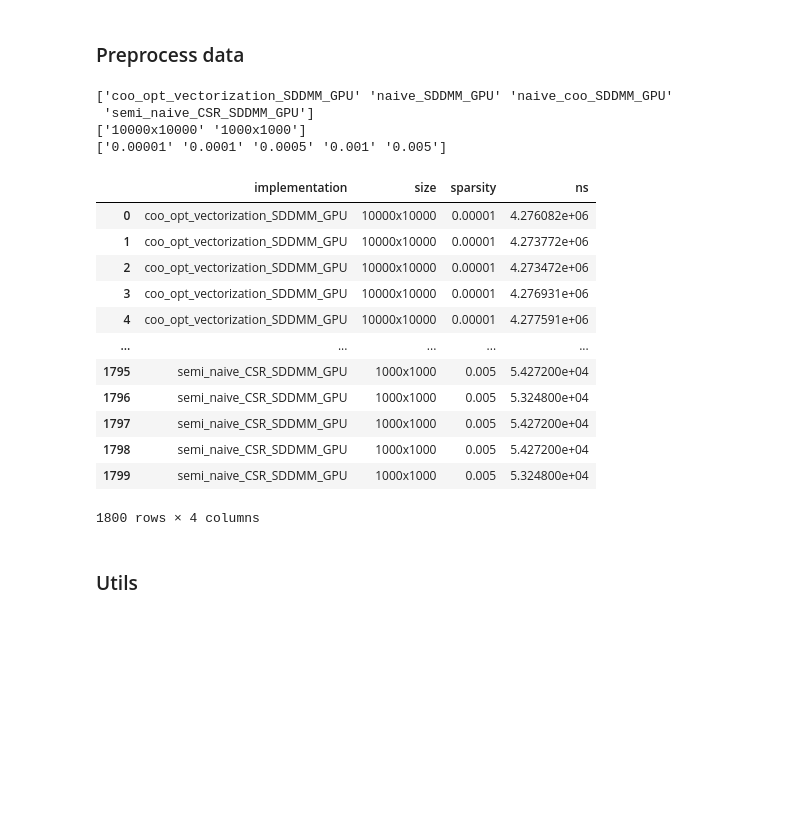
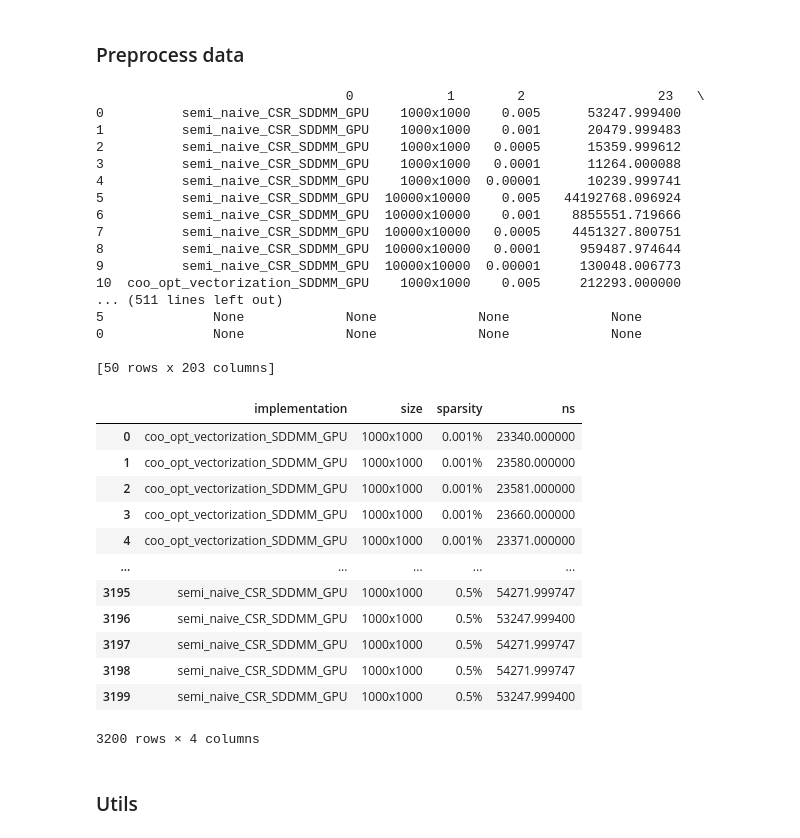
Before and after one commit to ericschreiber/DPHPC23-SmokyRhino, a Jupyter notebook: gen_plots_jiela_copy.ipynb, the cells around one changed output. Saved outputs shown, nothing was run; the diff lists cells and outputs as text; code cells hidden in the pictures; blank space fills up the shorter version.

Commit message:
updated gen_plots to grab the data from all the folders

```diff
--- a/gen_plots_jiela_copy.ipynb
+++ b/gen_plots_jiela_copy.ipynb
@@ -11,7 +11,7 @@ for f in os.listdir('plots/all_impls'):
 # %% [markdown]
 ### Global params
 # %%
-num_warmups = 5  # with the full data this should probably be something like 20
+num_warmups = 20  # with the full data this should probably be something like 20
 consistency_check = False
 # %% [markdown]
 ### Load data
@@ -65,12 +92,23 @@ data
 # %% [markdown]
 ### Preprocess data
 # %%
+# A helper function to turn the sparsities int percentages
+def to_percent (a):
+    # remove 3 characters
+    a = a[3:]
+    # We assume that we never have more than 9._%
+    before_comma = a[0]
+    a = a[1:]
+    a = before_comma + "." + a + "%"
+
+    return a
+
 # remove warmup measurements
 metadata = data.iloc[:, :3]
 measurements = data.iloc[:, 3:]
 measurements = measurements.iloc[:, num_warmups:]
 data = pd.concat([metadata, measurements], axis=1)
-
+print(data)
 # remove all the broken runs (= the impls that start with "**")
 data = data[~data[0].str.startswith("**")]
 
@@ -79,59 +117,77 @@ data = data.drop(data.columns[[3, 4, 5]], axis=1)  # rm the paths to the matrice
 data = data.sort_values(by=[0])  # sort by implementation name
 data.columns = range(data.shape[1])  # reset the column names to consecutive numbers
 data.head()
+
+sparsities = data[2].unique()
+print(sparsities)
+data[2] = data[2].apply(to_percent)
 
 impls = data[0].unique()
 sizes = data[1].unique()
 sparsities = data[2].unique()
 sparsities.sort()  # if I don't seaborn messes up the order of the x axis in some plots
 
 print(impls)
 print(sizes)
 print(sparsities)
 
 # data
-# print(data)
+print(data)
 
 # We now expand such that we can use seaborn
 # specifically this means we only have one measurement per row
-#d_exp stands for data expanded. Meaning each row only contains a single measurement
+# d_exp stands for data expanded. Meaning each row only contains a single measurement
 
 d_exp = pd.DataFrame(columns=['implementation', 'size', 'sparsity', 'ns'])
 
 for row_idx in range(len(data)):
 
     row = data.iloc[row_idx]
     row_len = len(row)
 
     cur_imp = row[0]
     cur_size = row[1]
     cur_spars = row[2]
 
     for measurement in row[3:]:
 
-        new_row = {'implementation': cur_imp, 'size': cur_size, 'sparsity': cur_spars, 'ns': float(measurement)}
-        d_exp.loc[len(d_exp)] = new_row
+        if measurement is not None:
+            new_row = {'implementation': cur_imp, 'size': cur_size, 'sparsity': cur_spars, 'ns': float(measurement)}
+            d_exp.loc[len(d_exp)] = new_row
 
 
 d_exp
 # %% [output]
-['coo_opt_vectorization_SDDMM_GPU' 'naive_SDDMM_GPU' 'naive_coo_SDDMM_GPU'
- 'semi_naive_CSR_SDDMM_GPU']
-['10000x10000' '1000x1000']
-['0.00001' '0.0001' '0.0005' '0.001' '0.005']
+                                0            1        2                 23   \
+0          semi_naive_CSR_SDDMM_GPU    1000x1000    0.005      53247.999400
+1          semi_naive_CSR_SDDMM_GPU    1000x1000    0.001      20479.999483
+2          semi_naive_CSR_SDDMM_GPU    1000x1000   0.0005      15359.999612
+3          semi_naive_CSR_SDDMM_GPU    1000x1000   0.0001      11264.000088
+4          semi_naive_CSR_SDDMM_GPU    1000x1000  0.00001      10239.999741
+5          semi_naive_CSR_SDDMM_GPU  10000x10000    0.005   44192768.096924
+6          semi_naive_CSR_SDDMM_GPU  10000x10000    0.001    8855551.719666
+7          semi_naive_CSR_SDDMM_GPU  10000x10000   0.0005    4451327.800751
+8          semi_naive_CSR_SDDMM_GPU  10000x10000   0.0001     959487.974644
+9          semi_naive_CSR_SDDMM_GPU  10000x10000  0.00001     130048.006773
+10  coo_opt_vectorization_SDDMM_GPU    1000x1000    0.005     212293.000000
+... (511 lines left out)
+5              None             None             None             None
+0              None             None             None             None
+
+[50 rows x 203 columns]
 |  | implementation | size | sparsity | ns |
-| 0 | coo_opt_vectorization_SDDMM_GPU | 10000x10000 | 0.00001 | 4.276082e+06 |
-| 1 | coo_opt_vectorization_SDDMM_GPU | 10000x10000 | 0.00001 | 4.273772e+06 |
-| 2 | coo_opt_vectorization_SDDMM_GPU | 10000x10000 | 0.00001 | 4.273472e+06 |
-| 3 | coo_opt_vectorization_SDDMM_GPU | 10000x10000 | 0.00001 | 4.276931e+06 |
-| 4 | coo_opt_vectorization_SDDMM_GPU | 10000x10000 | 0.00001 | 4.277591e+06 |
+| 0 | coo_opt_vectorization_SDDMM_GPU | 1000x1000 | 0.001% | 23340.000000 |
+| 1 | coo_opt_vectorization_SDDMM_GPU | 1000x1000 | 0.001% | 23580.000000 |
+| 2 | coo_opt_vectorization_SDDMM_GPU | 1000x1000 | 0.001% | 23581.000000 |
+| 3 | coo_opt_vectorization_SDDMM_GPU | 1000x1000 | 0.001% | 23660.000000 |
+| 4 | coo_opt_vectorization_SDDMM_GPU | 1000x1000 | 0.001% | 23371.000000 |
 | ... | ... | ... | ... | ... |
-| 1795 | semi_naive_CSR_SDDMM_GPU | 1000x1000 | 0.005 | 5.427200e+04 |
-| 1796 | semi_naive_CSR_SDDMM_GPU | 1000x1000 | 0.005 | 5.324800e+04 |
-| 1797 | semi_naive_CSR_SDDMM_GPU | 1000x1000 | 0.005 | 5.427200e+04 |
-| 1798 | semi_naive_CSR_SDDMM_GPU | 1000x1000 | 0.005 | 5.427200e+04 |
-| 1799 | semi_naive_CSR_SDDMM_GPU | 1000x1000 | 0.005 | 5.324800e+04 |
+| 3195 | semi_naive_CSR_SDDMM_GPU | 1000x1000 | 0.5% | 54271.999747 |
+| 3196 | semi_naive_CSR_SDDMM_GPU | 1000x1000 | 0.5% | 53247.999400 |
+| 3197 | semi_naive_CSR_SDDMM_GPU | 1000x1000 | 0.5% | 54271.999747 |
+| 3198 | semi_naive_CSR_SDDMM_GPU | 1000x1000 | 0.5% | 54271.999747 |
+| 3199 | semi_naive_CSR_SDDMM_GPU | 1000x1000 | 0.5% | 53247.999400 |
-1800 rows × 4 columns
+3200 rows × 4 columns
 # %% [markdown]
 ### Utils
 # %%
```
Also changed, not shown: parts of 4 cells of this notebook, 2 other files.
